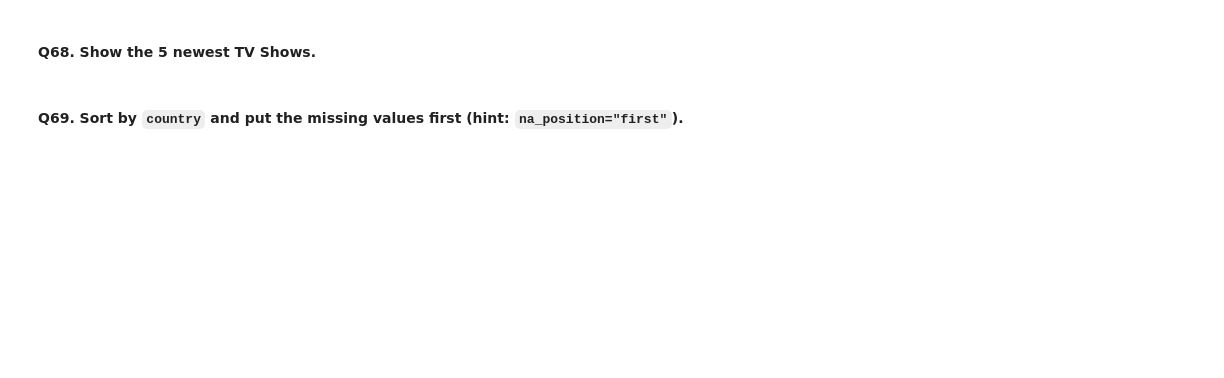
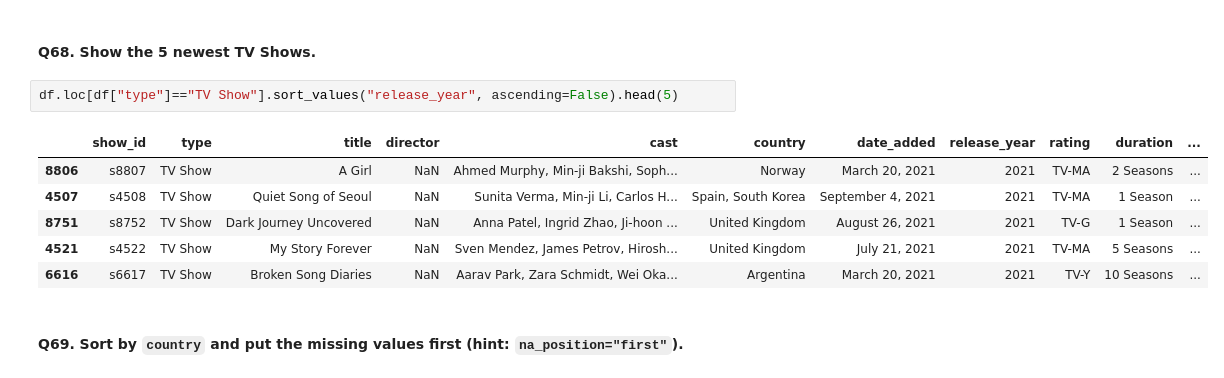
Before and after one commit to Craniax01/pandas, a Jupyter notebook: netflix_workbook_(1).ipynb, the cells around one changed output. Cells and saved outputs as stored; diff of their text form; blank space fills up the shorter version.

```diff
--- a/netflix_workbook_(1).ipynb
+++ b/netflix_workbook_(1).ipynb
@@ -1027,6 +1027,15 @@ df.loc[df["type"] == "Movie"].sort_values("release_year").head(5)
 | 5274 | s5275 | Movie | Silent Machine Experiment | Min-ji Yamamoto | Liam Weber, Bikash Rossi, Aiko Al... | India | July 13, 2017 | 1926 | TV-MA | 196 min | ... |
 # %% [markdown]
 #### Q68. Show the 5 newest TV Shows.
+# %%
+df.loc[df["type"]=="TV Show"].sort_values("release_year", ascending=False).head(5)
+# %% [output]
+|  | show_id | type | title | director | cast | country | date_added | release_year | rating | duration | ... |
+| 8806 | s8807 | TV Show | A Girl | NaN | Ahmed Murphy, Min-ji Bakshi, Soph... | Norway | March 20, 2021 | 2021 | TV-MA | 2 Seasons | ... |
+| 4507 | s4508 | TV Show | Quiet Song of Seoul | NaN | Sunita Verma, Min-ji Li, Carlos H... | Spain, South Korea | September 4, 2021 | 2021 | TV-MA | 1 Season | ... |
+| 8751 | s8752 | TV Show | Dark Journey Uncovered | NaN | Anna Patel, Ingrid Zhao, Ji-hoon ... | United Kingdom | August 26, 2021 | 2021 | TV-G | 1 Season | ... |
+| 4521 | s4522 | TV Show | My Story Forever | NaN | Sven Mendez, James Petrov, Hirosh... | United Kingdom | July 21, 2021 | 2021 | TV-MA | 5 Seasons | ... |
+| 6616 | s6617 | TV Show | Broken Song Diaries | NaN | Aarav Park, Zara Schmidt, Wei Oka... | Argentina | March 20, 2021 | 2021 | TV-Y | 10 Seasons | ... |
 # %% [markdown]
 #### Q69. Sort by `country` and put the missing values **first** (hint: `na_position="first"`).
 # %%
```
Also changed, not shown: parts of 11 cells of this notebook.
